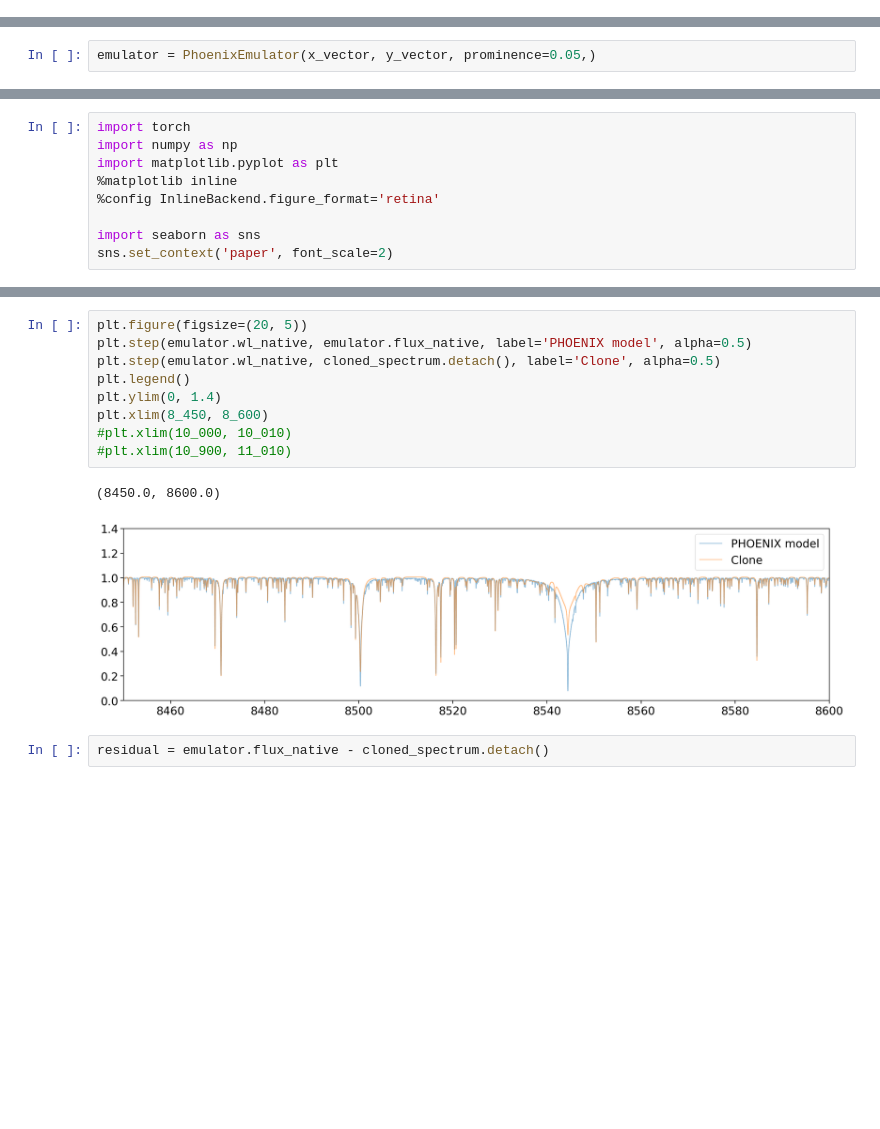
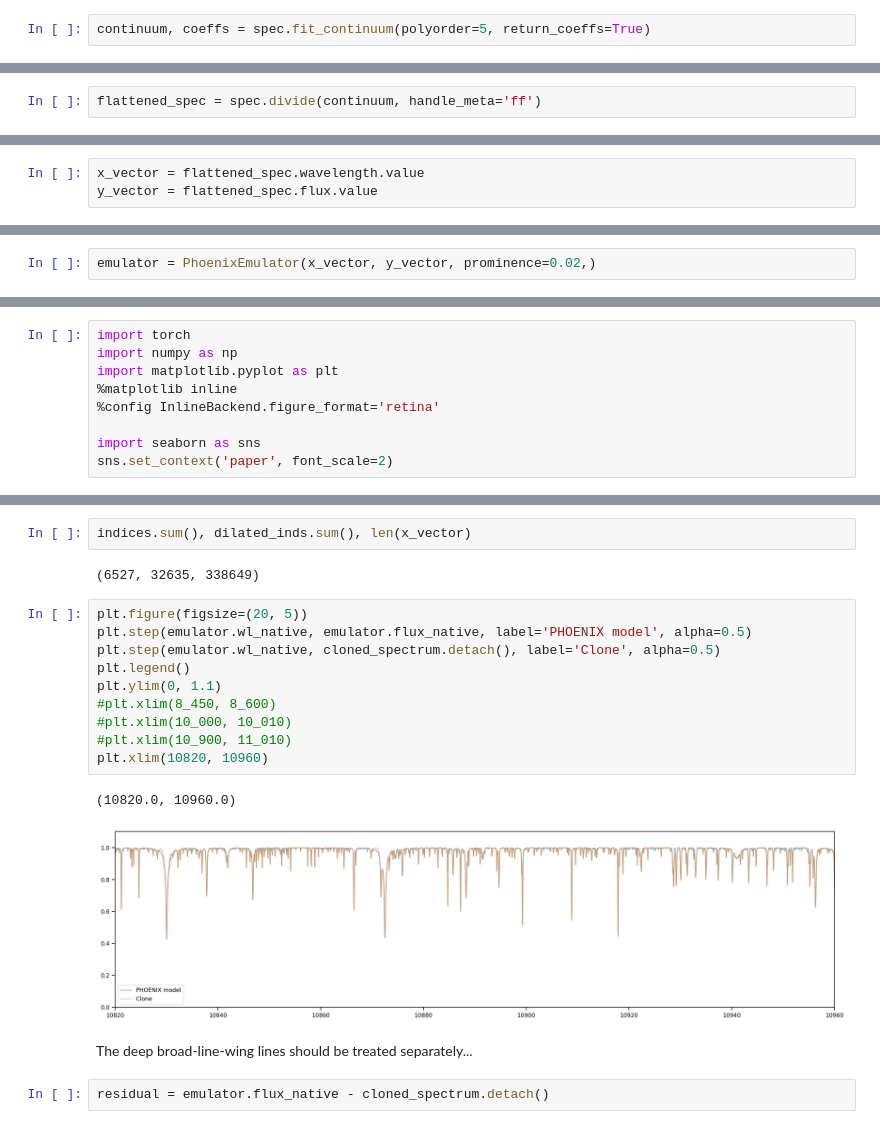
Before and after one commit to gully/blase, a Jupyter notebook: notebooks/gollum_refactor.ipynb, the cells around one changed output, grey strips where cells are left out. Drawn from its saved outputs; the diff is of its cells as text; blank space fills up the shorter version.

```diff
--- a/notebooks/gollum_refactor.ipynb
+++ b/notebooks/gollum_refactor.ipynb
@@ -28,0 +21,2 @@ spec.plot()
+# %%
+continuum, coeffs = spec.fit_continuum(polyorder=5, return_coeffs=True)
@@ -28,0 +30,2 @@ spec.plot()
+# %%
+flattened_spec = spec.divide(continuum, handle_meta='ff')
@@ -29,3 +37,6 @@ spec.plot()
+# %%
+x_vector = flattened_spec.wavelength.value
+y_vector = flattened_spec.flux.value
 # %% [markdown]
 # Emulator
 # %%
@@ -56,7 +85,7 @@ tensor(4, device='cuda:0')
 # %%
 model_params['amplitudes'][bad_mask] = 0
 # %%
-emulator = PhoenixEmulator(x_vector, y_vector, prominence=0.05,)
+emulator = PhoenixEmulator(x_vector, y_vector, prominence=0.02,)
 # %%
 emulator.load_state_dict(model_params)
 # %% [output]
@@ -120,15 +151,22 @@ sns.set_context('paper', font_scale=2)
+# %%
+indices.sum(), dilated_inds.sum(), len(x_vector)
+# %% [output]
+(6527, 32635, 338649)
 # %%
 plt.figure(figsize=(20, 5))
 plt.step(emulator.wl_native, emulator.flux_native, label='PHOENIX model', alpha=0.5)
 plt.step(emulator.wl_native, cloned_spectrum.detach(), label='Clone', alpha=0.5)
 plt.legend()
-plt.ylim(0, 1.4)
-plt.xlim(8_450, 8_600)
+plt.ylim(0, 1.1)
+#plt.xlim(8_450, 8_600)
 #plt.xlim(10_000, 10_010)
 #plt.xlim(10_900, 11_010)
+plt.xlim(10820, 10960)
 # %% [output]
-(8450.0, 8600.0)
+(10820.0, 10960.0)
-[figure, old version]
+[figure, new version]
+# %% [markdown]
+The deep broad-line-wing lines should be treated separately...
 # %%
 residual = emulator.flux_native - cloned_spectrum.detach()
 # %%
```
Also changed, not shown: parts of 41 cells of this notebook.
